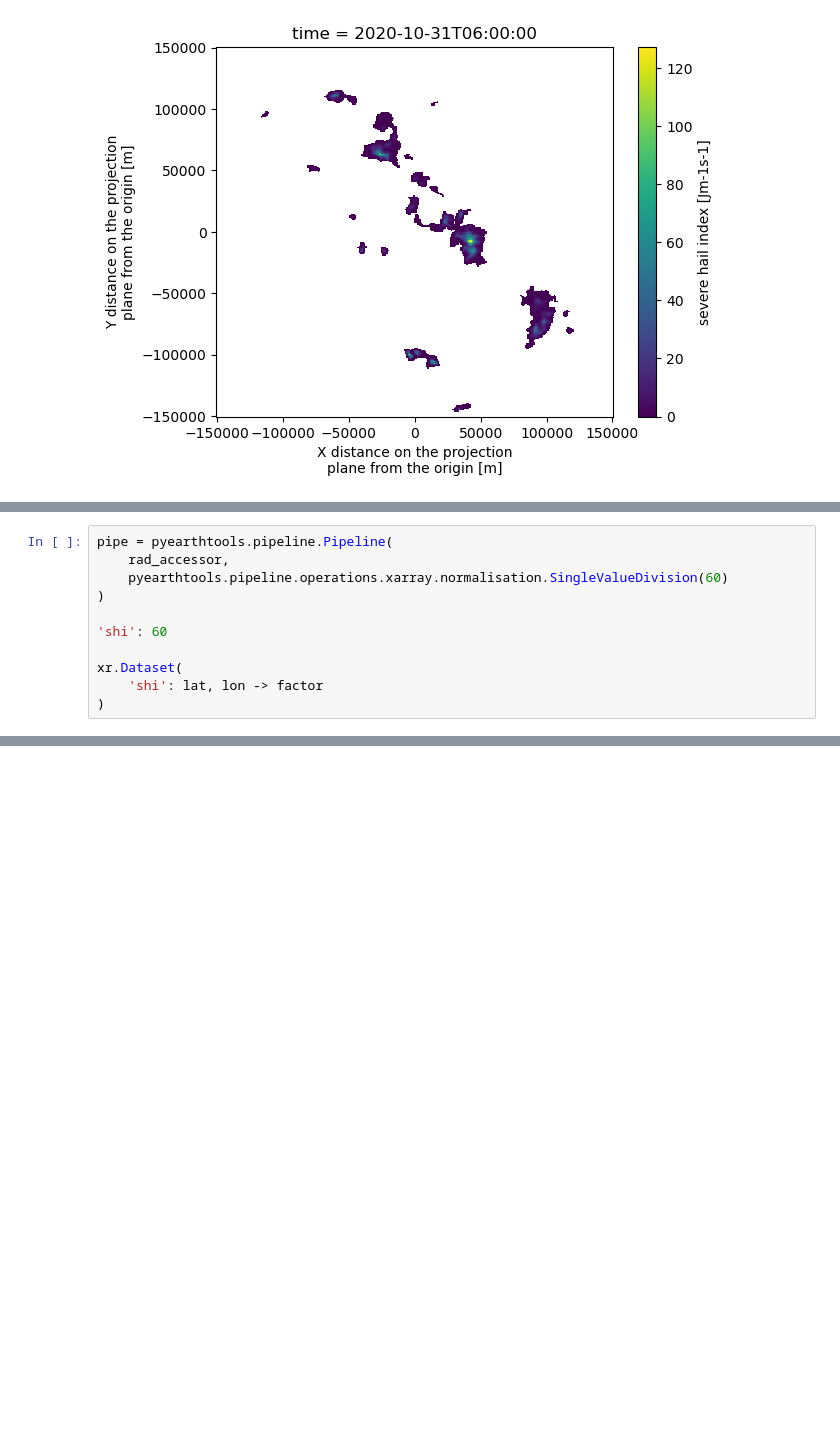
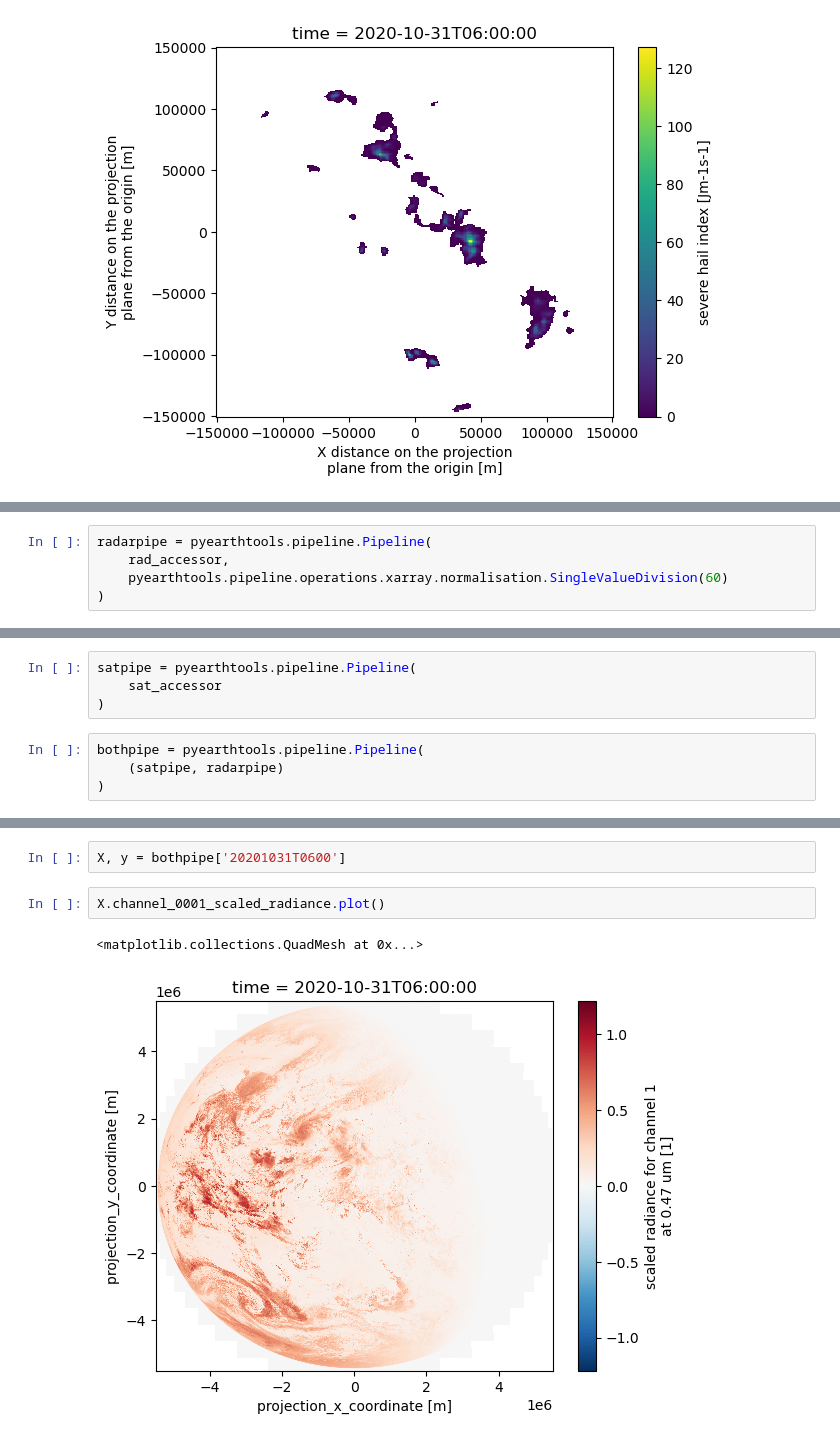
Before and after one commit to ACCESS-Community-Hub/PyEarthTools, a Jupyter notebook: notebooks/tutorial/HimawariAllBands.ipynb, the cells around one changed output, grey strips where cells are left out. Drawn from its saved outputs; the diff is of its cells as text; blank space fills up the shorter version.

Commit message:
Update with merged pipeline example

```diff
--- a/notebooks/tutorial/HimawariAllBands.ipynb
+++ b/notebooks/tutorial/HimawariAllBands.ipynb
@@ -119,13 +121,7 @@ pipe['20201031T0600']
      geospatial_vertical_positive:  up
      geospatial_vertical_units:     m)
 # %%
-pipe = pyearthtools.pipeline.Pipeline(
+radarpipe = pyearthtools.pipeline.Pipeline(
     rad_accessor,
     pyearthtools.pipeline.operations.xarray.normalisation.SingleValueDivision(60)
 )
-
-'shi': 60
-
-xr.Dataset(
-    'shi': lat, lon -> factor
-)
@@ -142,3 +136,11 @@ pipe
 [interactive output not drawn]
 Graph
 [drawing not drawn]
+# %%
+satpipe = pyearthtools.pipeline.Pipeline(
+    sat_accessor
+)
+# %%
+bothpipe = pyearthtools.pipeline.Pipeline(
+    (satpipe, radarpipe)
+)
@@ -144,0 +153,7 @@ Graph
+# %%
+X, y = bothpipe['20201031T0600']
+# %%
+X.channel_0001_scaled_radiance.plot()
+# %% [output]
+<matplotlib.collections.QuadMesh at 0x...>
+[figure, added]
```
Also changed, not shown: parts of 10 cells of this notebook.
